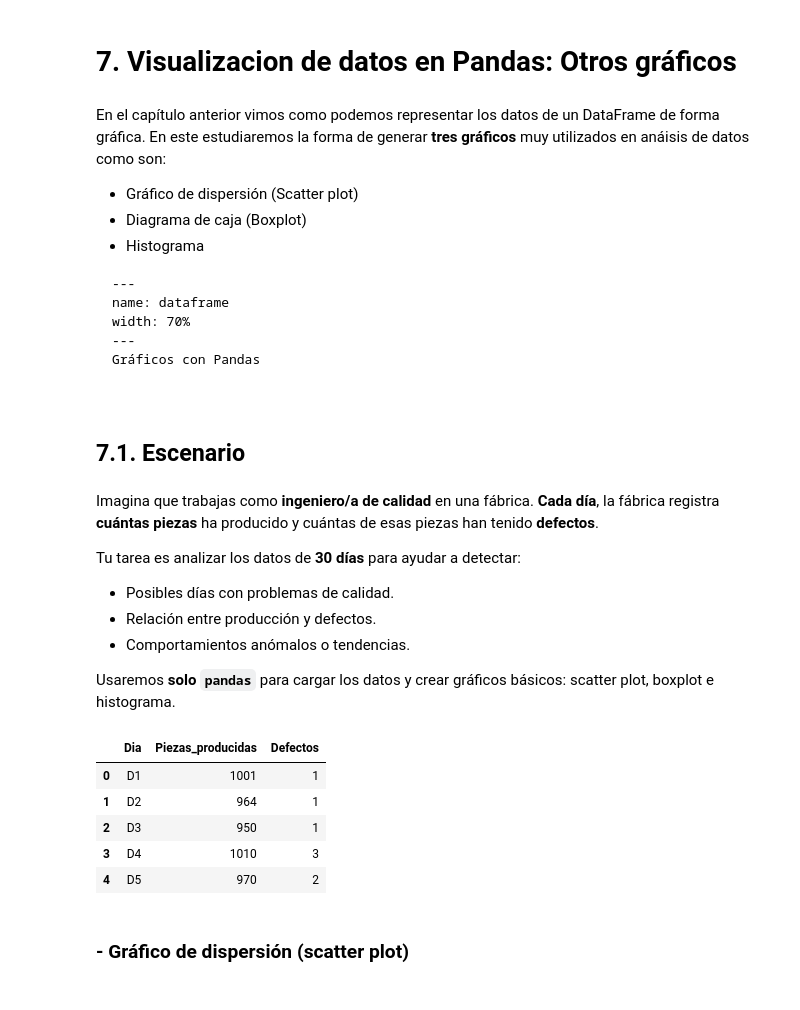
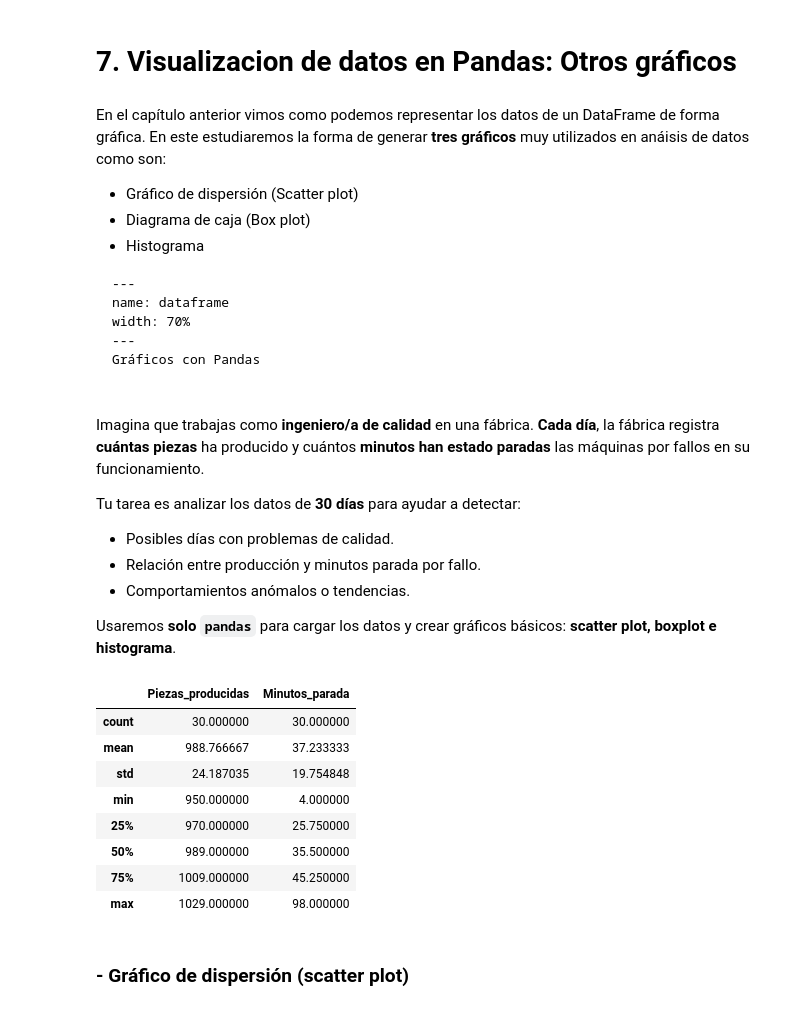
Before and after one commit to citius70/pandas-ticII-2BAC, a Jupyter notebook: _sources/7_dataframe_graficos_complejos.ipynb, the cells around one changed output. Drawn from its saved outputs; the diff is of its cells as text; code cells hidden in the pictures.

````diff
--- a/_sources/7_dataframe_graficos_complejos.ipynb
+++ b/_sources/7_dataframe_graficos_complejos.ipynb
@@ -4,7 +4,7 @@
 En el capítulo anterior vimos como podemos representar los datos de un DataFrame de forma gráfica. En este estudiaremos la forma de generar **tres gráficos** muy utilizados en anáisis de datos como son:
 
 * Gráfico de dispersión (Scatter plot)
-* Diagrama de caja (Boxplot)
+* Diagrama de caja (Box plot)
 * Histograma
 
 ```{figure} ../pandas_tic_2/imagenes/plot_overview.svg
@@ -13,37 +13,40 @@ name: dataframe
 width: 70%
 ---
 Gráficos con Pandas
-# %% [markdown]
-## 7.1. Escenario
 # %% [markdown]
-Imagina que trabajas como **ingeniero/a de calidad** en una fábrica. **Cada día**, la fábrica registra **cuántas piezas** ha producido y cuántas de esas piezas han tenido **defectos**.
+Imagina que trabajas como **ingeniero/a de calidad** en una fábrica. **Cada día**, la fábrica registra **cuántas piezas** ha producido y cuántos  **minutos han estado paradas** las máquinas por fallos en su funcionamiento.
 
 Tu tarea es analizar los datos de **30 días** para ayudar a detectar:
 - Posibles días con problemas de calidad.
-- Relación entre producción y defectos.
+- Relación entre producción y minutos parada por fallo.
 - Comportamientos anómalos o tendencias.
 
-Usaremos **solo `pandas`** para cargar los datos y crear gráficos básicos: scatter plot, boxplot e histograma.
+Usaremos **solo `pandas`** para cargar los datos y crear gráficos básicos: **scatter plot, boxplot e histograma**.
 # %%
 import pandas as pd
 
 # Datos de producción de la fábrica durante 30 días recopilados en un diccionario denominado "data"
 
-data = pd.read_csv("datasets/calidad.csv")
+data = pd.read_csv("https://drive.google.com/uc?export=download&id=1qKKGYeqdc48KI4gwmHX6oQ9oN0ZIyYnh")
 
 
 # Creamos el DataFrame "df"
 df = pd.DataFrame(data)
 
 # Visualizamos los cinco primeros datos
 df.head(5)
+
+df.describe()
 # %% [output]
-|  | Dia | Piezas_producidas | Defectos |
-| 0 | D1 | 1001 | 1 |
-| 1 | D2 | 964 | 1 |
-| 2 | D3 | 950 | 1 |
-| 3 | D4 | 1010 | 3 |
-| 4 | D5 | 970 | 2 |
+|  | Piezas_producidas | Minutos_parada |
+| count | 30.000000 | 30.000000 |
+| mean | 988.766667 | 37.233333 |
+| std | 24.187035 | 19.754848 |
+| min | 950.000000 | 4.000000 |
+| 25% | 970.000000 | 25.750000 |
+| 50% | 989.000000 | 35.500000 |
+| 75% | 1009.000000 | 45.250000 |
+| max | 1029.000000 | 98.000000 |
 # %% [markdown]
 ### - Gráfico de dispersión (scatter plot)
 # %% [markdown]
````
Also changed, not shown: parts of 28 cells of this notebook, 10 other files.
